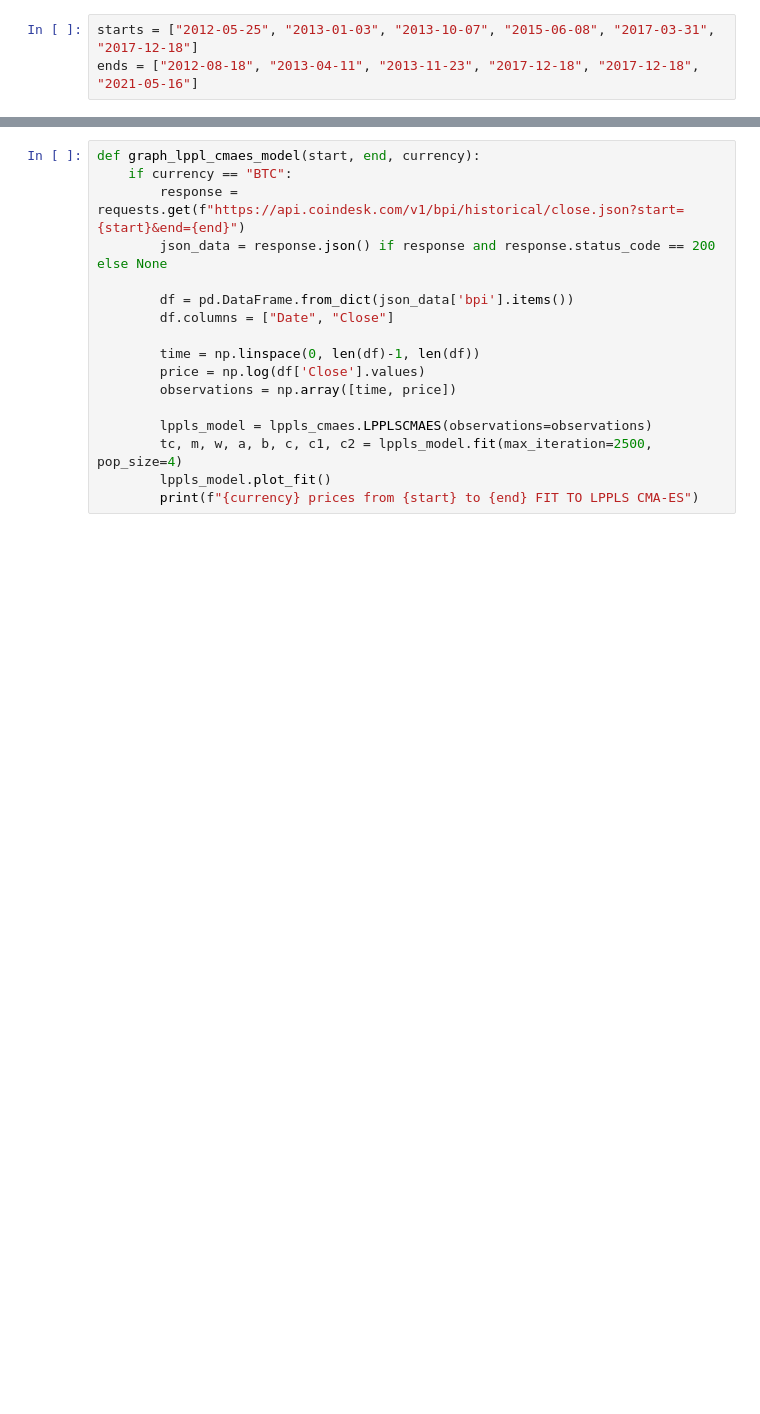
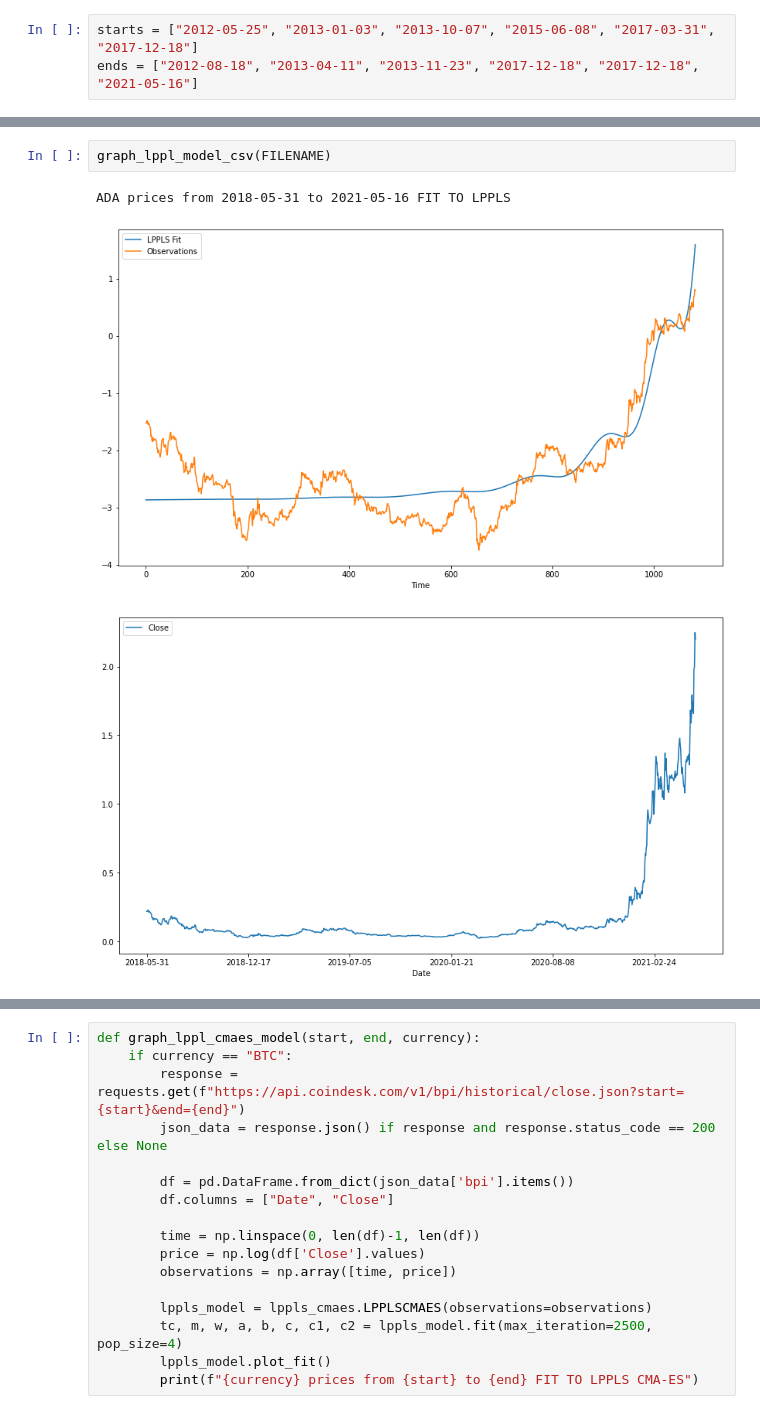
Before and after one commit to RCSnyder/DeepLOB_Trader, a Jupyter notebook: src/Log Periodic Power Law Singularity.ipynb, the cells around one changed output, grey strips where cells are left out. Drawn from its saved outputs; the diff is of its cells as text; blank space fills up the shorter version.

```diff
--- a/src/Log Periodic Power Law Singularity.ipynb
+++ b/src/Log Periodic Power Law Singularity.ipynb
@@ -60,2 +88,8 @@ def graph_lppl_model(start, end, currency):
+# %%
+graph_lppl_model_csv(FILENAME)
+# %% [output]
+ADA prices from 2018-05-31 to 2021-05-16 FIT TO LPPLS
+[figure, added]
+[figure, added]
 # %%
 graph_lppl_model(s, e, CURRENCY_PAIR)
```
Also changed, not shown: parts of 11 cells of this notebook, 3 other files.
